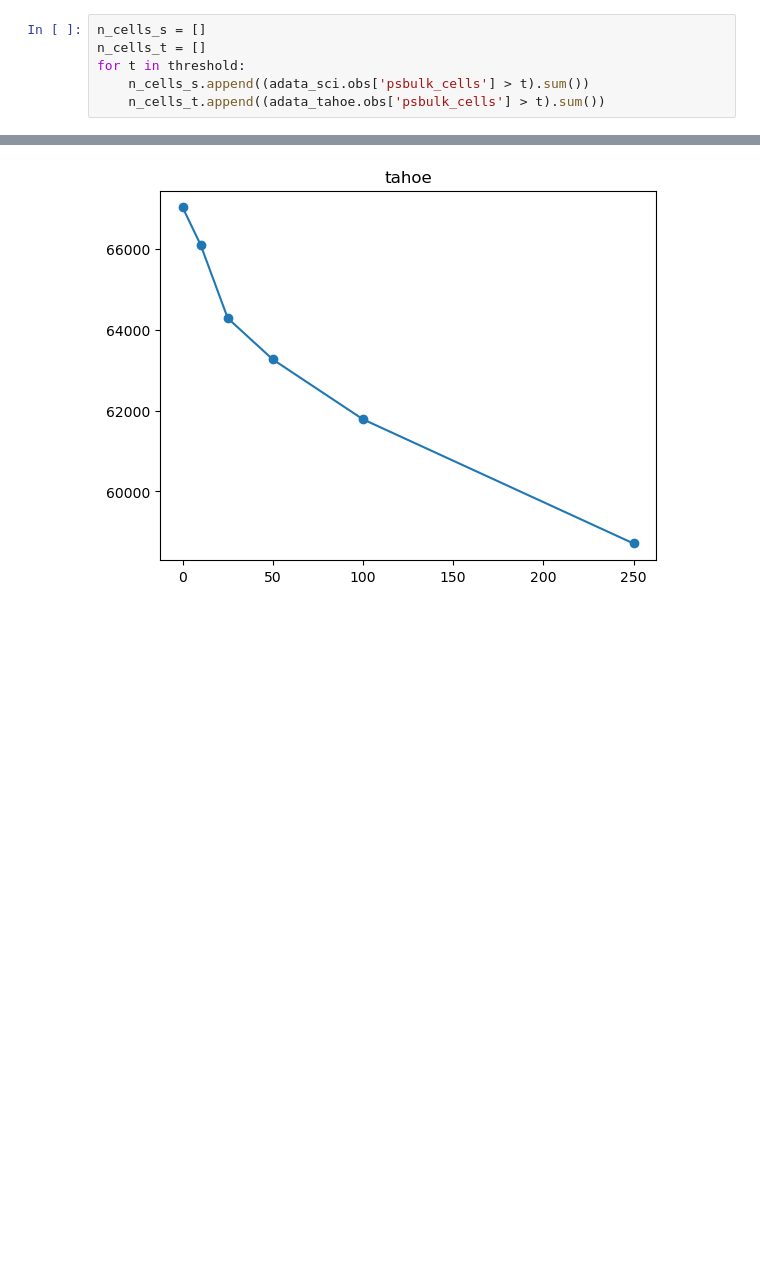
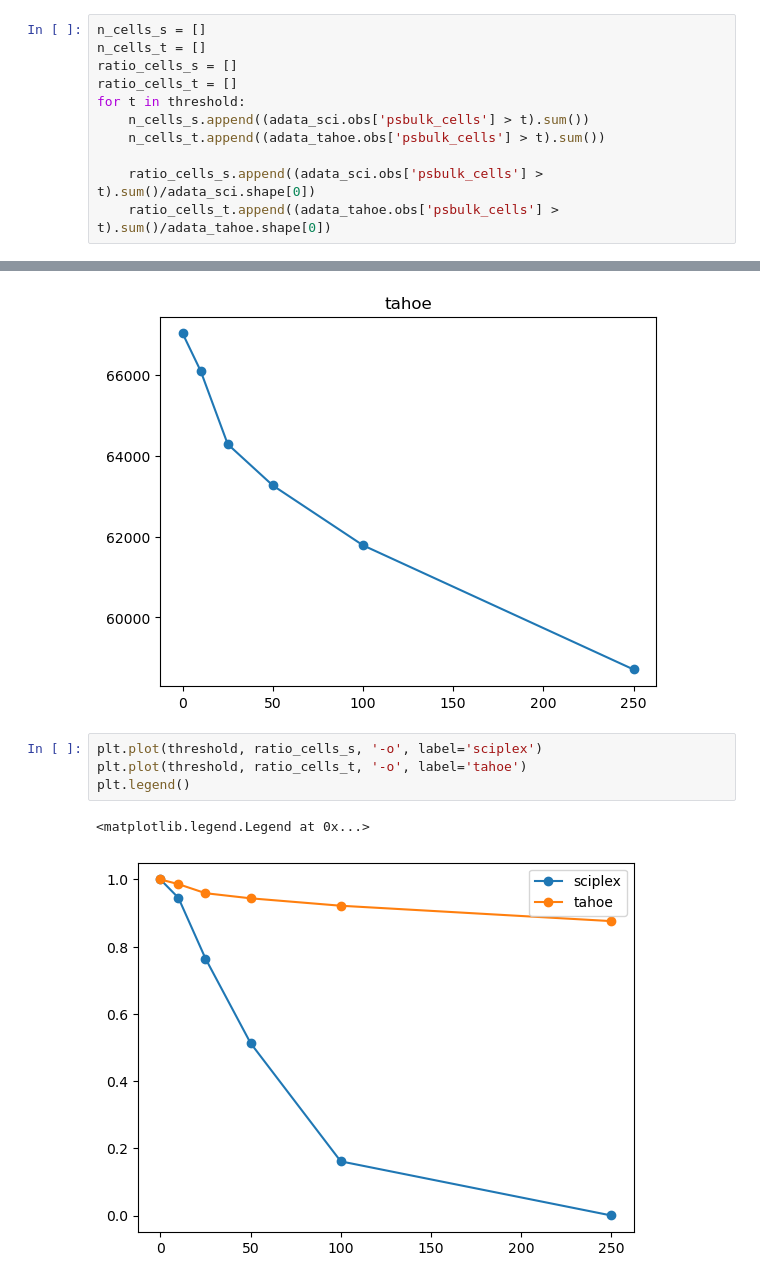
Before and after one commit to theislab/Chem-PerturBridge, a Jupyter notebook: draft_notebooks/04_filter_pseudobulk_plots.ipynb, the cells around one changed output, grey strips where cells are left out. Drawn from its saved outputs; the diff is of its cells as text; blank space fills up the shorter version.

Commit message:
ratios are added

```diff
--- a/draft_notebooks/04_filter_pseudobulk_plots.ipynb
+++ b/draft_notebooks/04_filter_pseudobulk_plots.ipynb
@@ -16,6 +16,11 @@ threshold = [0, 10, 25, 50, 100, 250]
 # %%
 n_cells_s = []
 n_cells_t = []
+ratio_cells_s = []
+ratio_cells_t = []
 for t in threshold:
     n_cells_s.append((adata_sci.obs['psbulk_cells'] > t).sum())
     n_cells_t.append((adata_tahoe.obs['psbulk_cells'] > t).sum())
+
+    ratio_cells_s.append((adata_sci.obs['psbulk_cells'] > t).sum()/adata_sci.shape[0])
+    ratio_cells_t.append((adata_tahoe.obs['psbulk_cells'] > t).sum()/adata_tahoe.shape[0])
@@ -39,3 +62,10 @@ plt.title('tahoe')
 # %% [output]
 Text(0.5, 1.0, 'tahoe')
 [figure]
+# %%
+plt.plot(threshold, ratio_cells_s, '-o', label='sciplex')
+plt.plot(threshold, ratio_cells_t, '-o', label='tahoe')
+plt.legend()
+# %% [output]
+<matplotlib.legend.Legend at 0x...>
+[figure, added]
```
Also changed, not shown: parts of 6 cells of this notebook.
